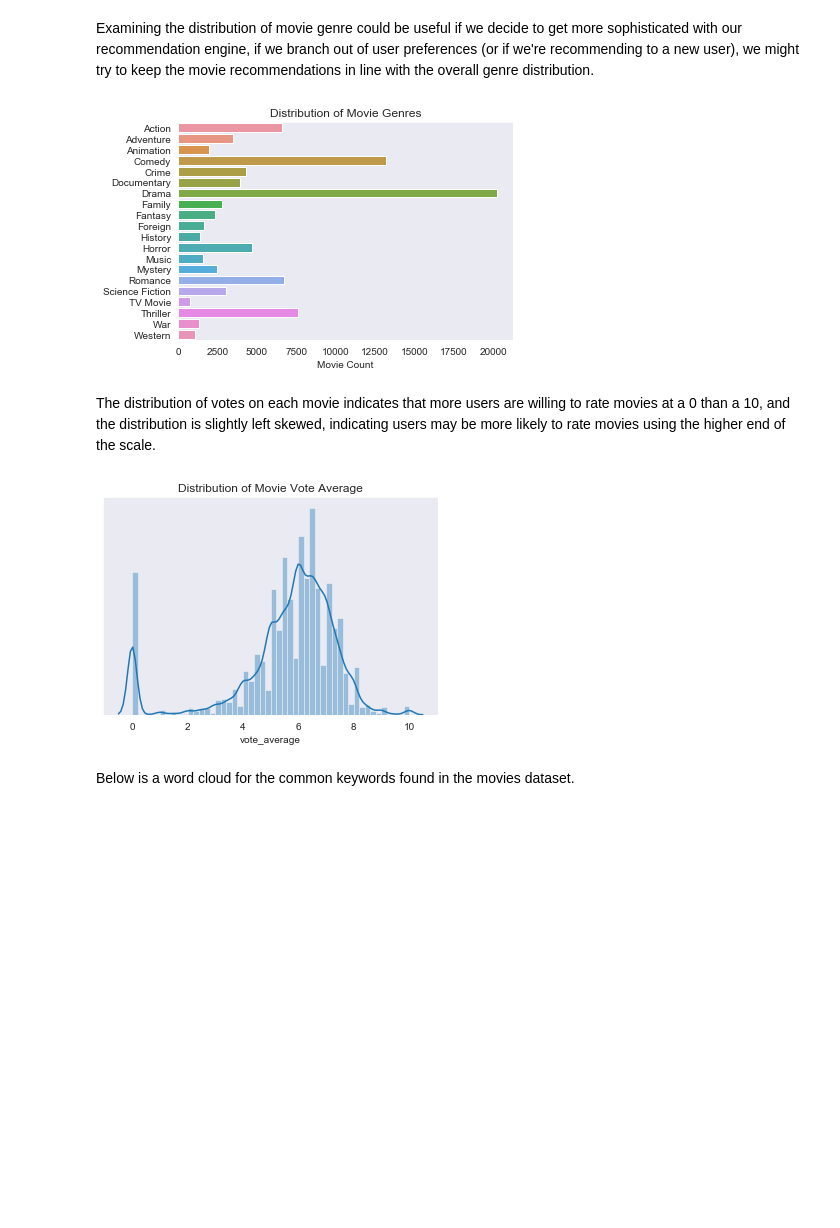
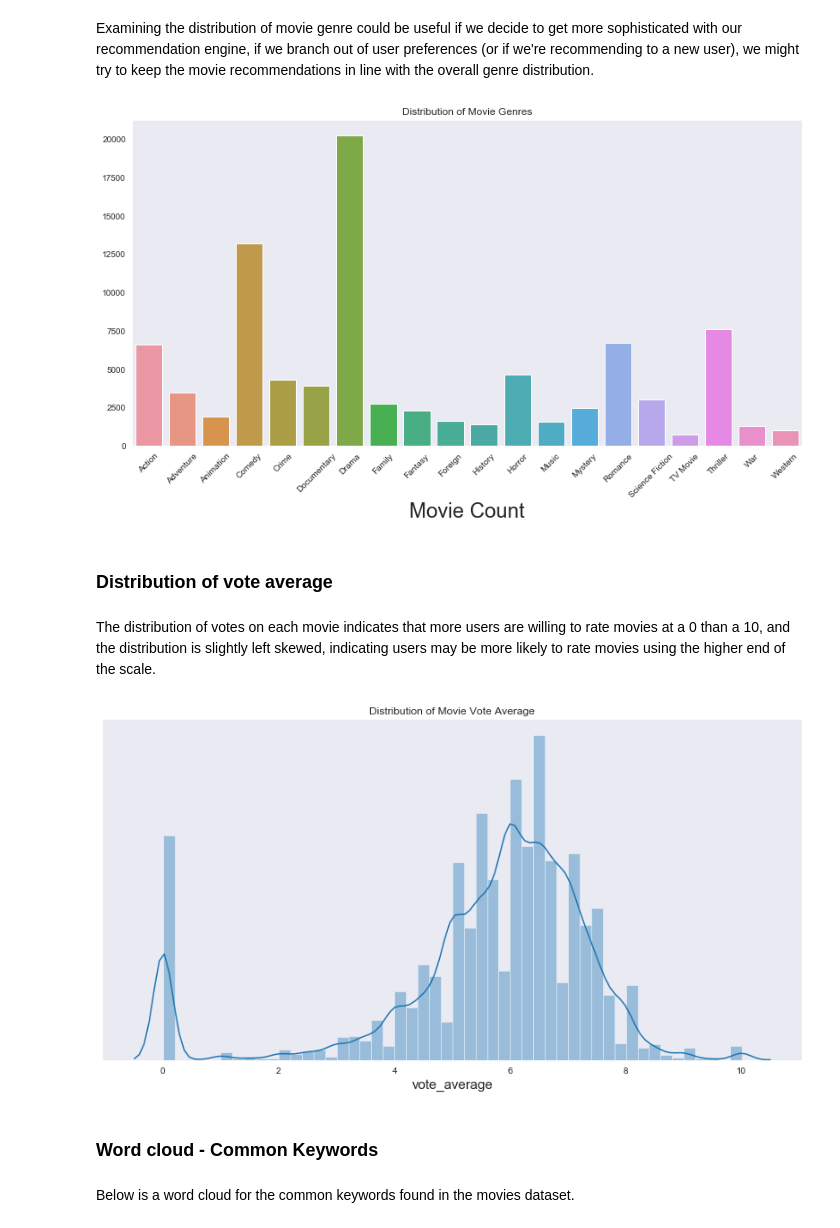
Before and after one commit to sachinac/ML7331, a Jupyter notebook: msds_7331_lab3.ipynb, the cells around one changed output. Saved outputs shown, nothing was run; the diff lists cells and outputs as text; code cells hidden in the pictures; blank space fills up the shorter version.

```diff
--- a/msds_7331_lab3.ipynb
+++ b/msds_7331_lab3.ipynb
@@ -954,25 +959,33 @@ plt.show()
 # %% [markdown]
 Examining the distribution of movie genre could be useful if we decide to get more sophisticated with our recommendation engine, if we branch out of user preferences (or if we're recommending to a new user), we might try to keep the movie recommendations in line with the overall genre distribution.
 # %%
+plt.figure(figsize=(14, 7))
 mlb = MultiLabelBinarizer()
 genre_count = pd.DataFrame(mlb.fit_transform(movies['genres']),columns=mlb.classes_).sum()
 
-ax = sns.barplot(genre_count.values, genre_count.index)
+ax = sns.barplot(genre_count.index,genre_count.values)
 ax.set_xlabel("Movie Count")
 ax.set_title("Distribution of Movie Genres")
+ax.set_xticklabels(ax.get_xticklabels(),rotation=45)
 plt.show()
 # %% [output]
-[figure, old version]
+[figure, new version]
+# %% [markdown]
+### Distribution of vote average
 # %% [markdown]
 The distribution of votes on each movie indicates that more users are willing to rate movies at a 0 than a 10, and the distribution is slightly left skewed, indicating users may be more likely to rate movies using the higher end of the scale.
 # %%
+plt.figure(figsize=(14, 7))
 ax = sns.distplot(movies['vote_average'])
 ax.set_ylabel("")
 ax.set_yticks([])
+plt.rcParams["axes.labelsize"] = 135
 ax.set_title("Distribution of Movie Vote Average")
 plt.show()
 # %% [output]
-[figure, old version]
+[figure, new version]
+# %% [markdown]
+### Word cloud - Common Keywords
 # %% [markdown]
 Below is a word cloud for the common keywords found in the movies dataset.
 # %%
```
Also changed, not shown: parts of 32 cells of this notebook.
